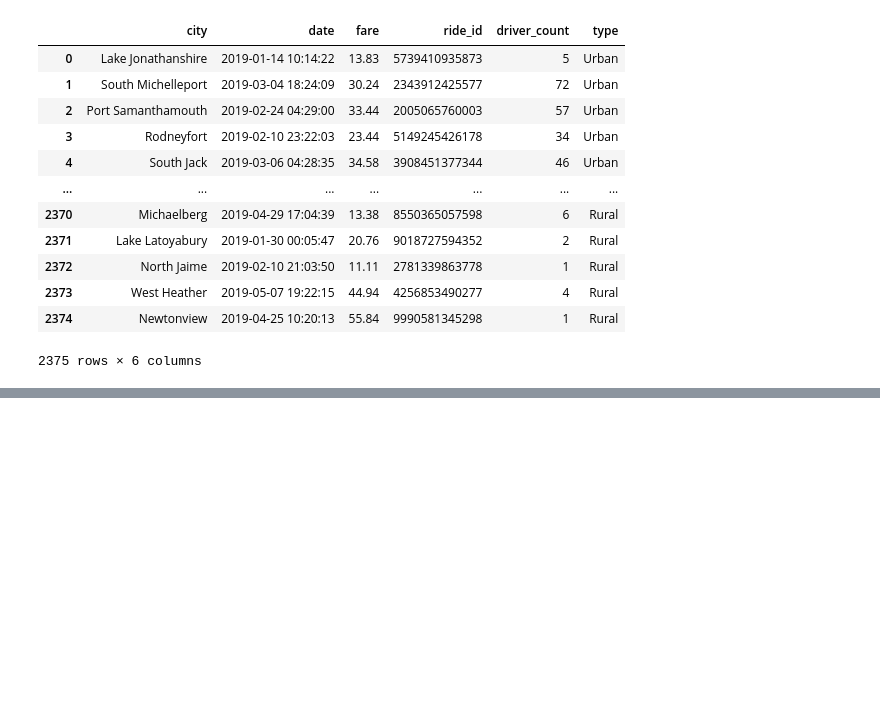
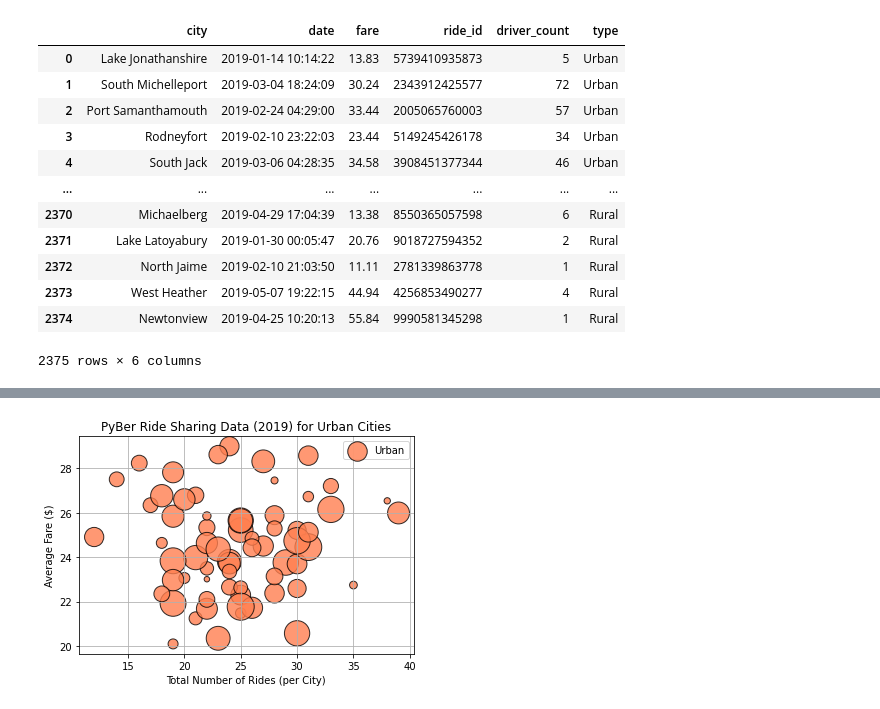
Before and after one commit to CYLaiMDPhD/PyBer_Rideshare_Analysis, a Jupyter notebook: PyBer.ipynb, the cells around one changed output, grey strips where cells are left out. Saved outputs shown, nothing was run; the diff lists cells and outputs as text; code cells hidden in the pictures; blank space fills up the shorter version.

```diff
--- a/PyBer.ipynb
+++ b/PyBer.ipynb
@@ -130,0 +138,5 @@ pyber_data_df
+# %%
+# Create separate dataframes for each type of city.
+urban_cities_df = pyber_data_df[pyber_data_df["type"]=="Urban"]
+suburban_cities_df = pyber_data_df[pyber_data_df["type"]=="Suburban"]
+rural_cities_df = pyber_data_df[pyber_data_df["type"]=="Rural"]
@@ -130,0 +175,4 @@ pyber_data_df
+# %%
+# Count number of rides for cities - urban cities
+urban_ride_count = urban_cities_df.groupby(["city"]).count()["ride_id"]
+urban_ride_count
@@ -130,0 +220,6 @@ pyber_data_df
+# %%
+# Calculate average fare for each city, each city type
+urban_avg_fare = urban_cities_df.groupby(["city"]).mean()["fare"]
+suburban_avg_fare = suburban_cities_df.groupby(["city"]).mean()["fare"]
+rural_avg_fare = rural_cities_df.groupby(["city"]).mean()["fare"]
+urban_avg_fare
@@ -130,0 +240,4 @@ pyber_data_df
+# %%
+# Get Average number of drivers for cities
+urban_driver_count = urban_cities_df.groupby(["city"]).mean()["driver_count"]
+urban_driver_count
@@ -130,0 +280,13 @@ pyber_data_df
+# %%
+# Creat bubble charts for each type of city
+# Urban
+plt.scatter(urban_ride_count,urban_avg_fare,s=10*urban_driver_count, color="coral", edgecolor="black", linewidths=1, alpha=0.8, label="Urban")
+plt.title("PyBer Ride Sharing Data (2019) for Urban Cities")
+plt.xlabel("Total Number of Rides (per City)")
+plt.ylabel("Average Fare ($)")
+plt.grid(True)
+plt.legend()
+
+plt.show()
+# %% [output]
+[figure, added]
```
Also changed, not shown: parts of 13 cells of this notebook, 1 other file.
